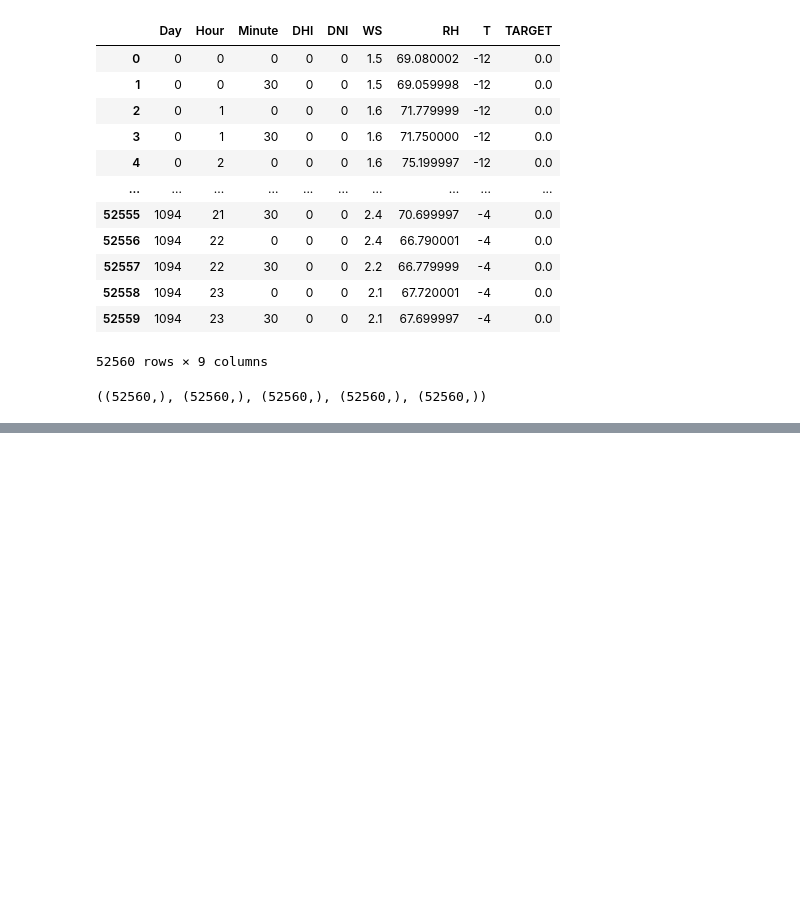
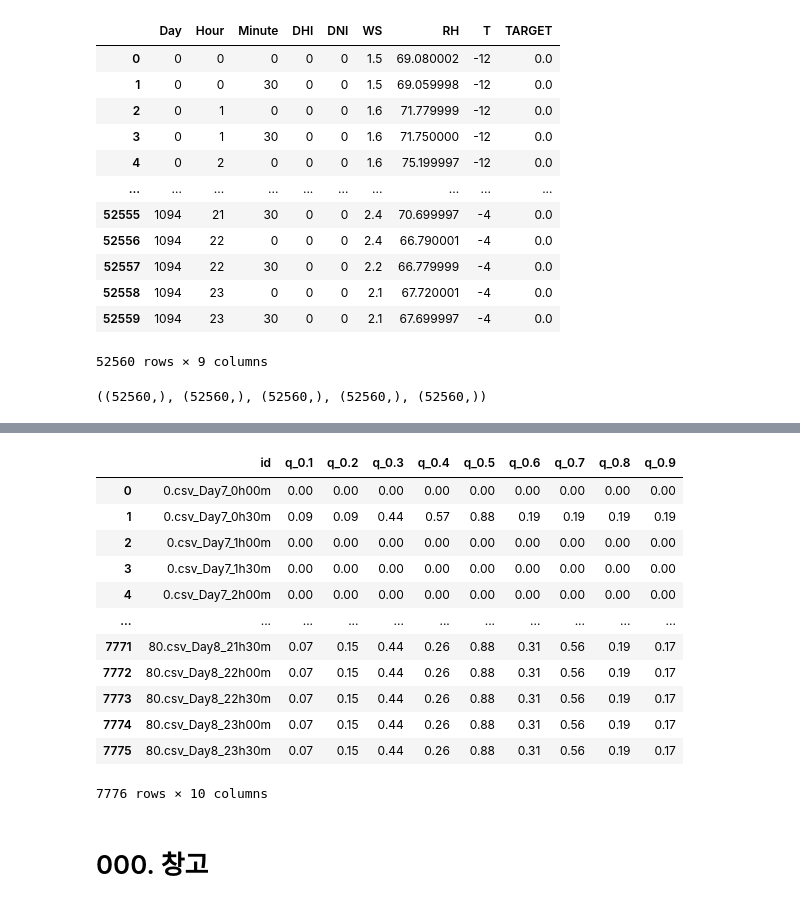
Before and after one commit to thinpig99/dacon-solarPanel, a Jupyter notebook: solarpanel_code_201210.ipynb, the cells around one changed output, grey strips where cells are left out. Saved outputs shown, nothing was run; the diff lists cells and outputs as text; code cells hidden in the pictures; blank space fills up the shorter version.

```diff
--- a/solarpanel_code_201210.ipynb
+++ b/solarpanel_code_201210.ipynb
@@ -871,0 +940,39 @@ dhi_y_test.size
+# %%
+# Get the model and the predictions in (a) - (b)
+def LGBM(q, X_train, Y_train, X_test):
+
+    # (a) Modeling
+    model = LGBMRegressor(objective='quantile', # quantile로 받아줘야 quatile regression이 가능합니다.
+                          alpha=q, # 이건 나중에 quantile 받을 인자입니다.
+                          n_estimators=10000, # 10000만번을 돌리겠다고? 미쳤어?
+                          bagging_fraction=0.7,
+                          learning_rate=0.027,
+                          subsample=0.7)
+
+
+    model.fit(X_train, Y_train)
+
+    # (b) Predictions
+    pred = pd.Series(model.predict(X_test).round(2))
+    return pred, model
+# %%
+# Target 예측
+
+def train_data(X_train, Y_train, X_test):
+
+    LGBM_models=[]
+    LGBM_actual_pred = pd.DataFrame()
+
+    for q in quantiles: # 9번 반복할 겁니다. quantile 마다.
+        print(q)
+        pred , model = LGBM(q, # 퀀틸 박아줍니다.
+                            X_train, Y_train, X_test)
+        LGBM_models.append(model) # 모델을 어펜드 해줍니다.
+        LGBM_actual_pred = pd.concat([LGBM_actual_pred,pred],axis=1) #pred를 컨캣해줍니다.
+
+    LGBM_actual_pred.columns=quantiles # 컬럼은 퀀틸로 박아줍니다.
+
+    return LGBM_models, LGBM_actual_pred
+# %%
+# Target1
+models_1, results_1 = train_data(new_X_train, new_y_train, new_test)
@@ -871,0 +1030,18 @@ dhi_y_test.size
+# %%
+submission.loc[:, "q_0.1":] = results_1.sort_index().values
+# %%
+submission
+# %% [output]
+|  | id | q_0.1 | q_0.2 | q_0.3 | q_0.4 | q_0.5 | q_0.6 | q_0.7 | q_0.8 | q_0.9 |
+| 0 | 0.csv_Day7_0h00m | 0.00 | 0.00 | 0.00 | 0.00 | 0.00 | 0.00 | 0.00 | 0.00 | 0.00 |
+| 1 | 0.csv_Day7_0h30m | 0.09 | 0.09 | 0.44 | 0.57 | 0.88 | 0.19 | 0.19 | 0.19 | 0.19 |
+| 2 | 0.csv_Day7_1h00m | 0.00 | 0.00 | 0.00 | 0.00 | 0.00 | 0.00 | 0.00 | 0.00 | 0.00 |
+| 3 | 0.csv_Day7_1h30m | 0.00 | 0.00 | 0.00 | 0.00 | 0.00 | 0.00 | 0.00 | 0.00 | 0.00 |
+| 4 | 0.csv_Day7_2h00m | 0.00 | 0.00 | 0.00 | 0.00 | 0.00 | 0.00 | 0.00 | 0.00 | 0.00 |
+| ... | ... | ... | ... | ... | ... | ... | ... | ... | ... | ... |
+| 7771 | 80.csv_Day8_21h30m | 0.07 | 0.15 | 0.44 | 0.26 | 0.88 | 0.31 | 0.56 | 0.19 | 0.17 |
+| 7772 | 80.csv_Day8_22h00m | 0.07 | 0.15 | 0.44 | 0.26 | 0.88 | 0.31 | 0.56 | 0.19 | 0.17 |
+| 7773 | 80.csv_Day8_22h30m | 0.07 | 0.15 | 0.44 | 0.26 | 0.88 | 0.31 | 0.56 | 0.19 | 0.17 |
+| 7774 | 80.csv_Day8_23h00m | 0.07 | 0.15 | 0.44 | 0.26 | 0.88 | 0.31 | 0.56 | 0.19 | 0.17 |
+| 7775 | 80.csv_Day8_23h30m | 0.07 | 0.15 | 0.44 | 0.26 | 0.88 | 0.31 | 0.56 | 0.19 | 0.17 |
+7776 rows × 10 columns
@@ -871,0 +1050,2 @@ dhi_y_test.size
+# %% [markdown]
+# 000. 창고
```
Also changed, not shown: parts of 60 cells of this notebook, 7 other files.
